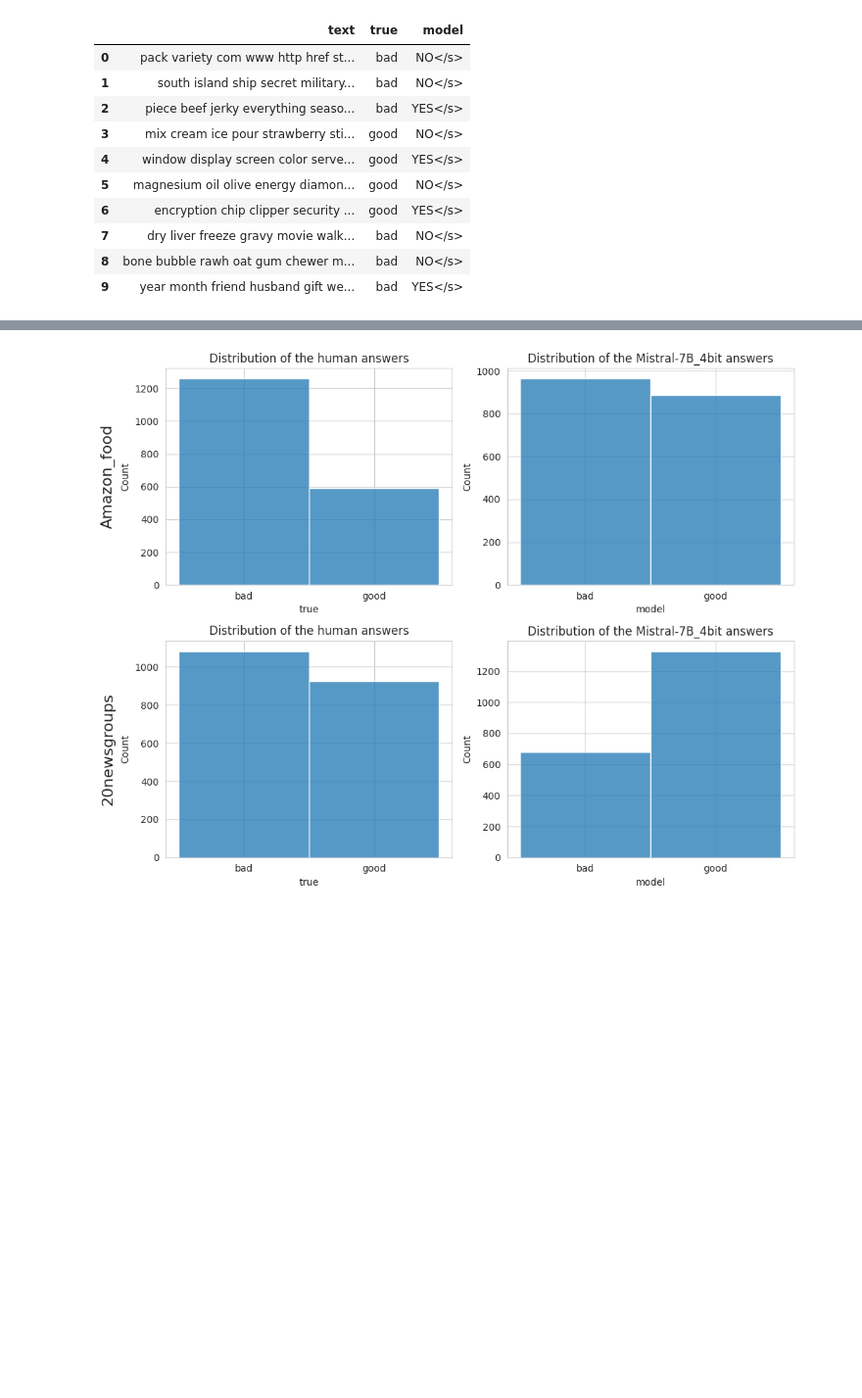
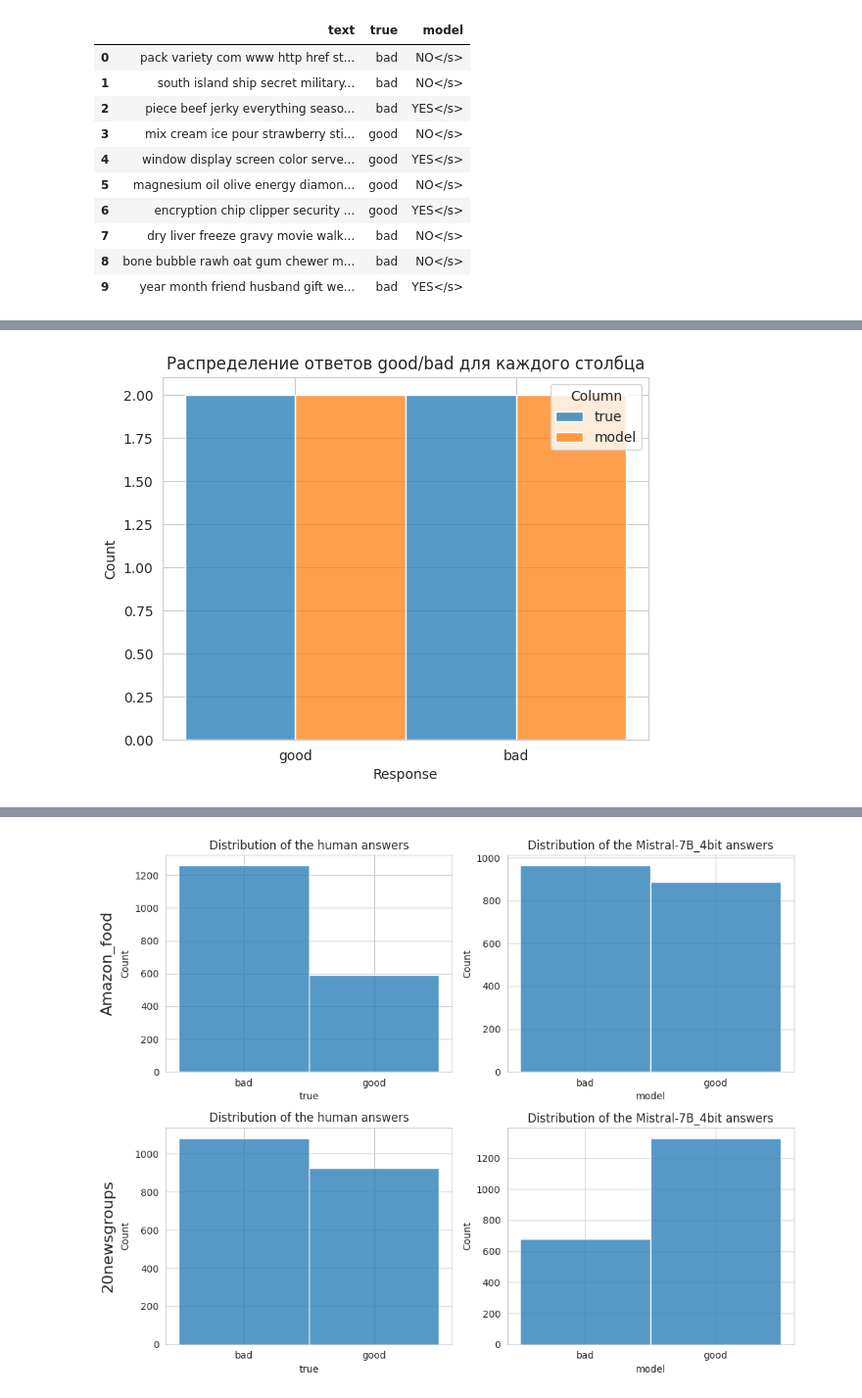
Before and after one commit to alex-mat-s/LLM_QE_TM, a Jupyter notebook: notebooks/results_analysis.ipynb, the cells around one changed output, grey strips where cells are left out. Shown at 98% size. Cells and saved outputs as stored; diff of their text form; code cells hidden in the pictures; blank space fills up the shorter version.

```diff
--- a/notebooks/results_analysis.ipynb
+++ b/notebooks/results_analysis.ipynb
@@ -241,0 +261,19 @@ data_prompt_mistral_1_newsgroups = data_prompt_mistral_1[data_prompt_mistral_1["
+# %%
+Amazon_food = pd.DataFrame({
+    'true': ['good', 'bad', 'good', 'bad'],
+    'model': ['good', 'good', 'bad', 'bad']
+})
+
+# Переформатирование данных в "long" формат
+df_long = Amazon_food.melt(var_name='Column', value_name='Response')
+
+# Создание гистограммы
+sns.histplot(data=df_long, x='Response', hue='Column', multiple='dodge')
+
+# Установка заголовка
+plt.title('Распределение ответов good/bad для каждого столбца')
+
+# Отображение графика
+plt.show()
+# %% [output]
+[figure, added]
```
Also changed, not shown: parts of 19 cells of this notebook, 39 other files.
